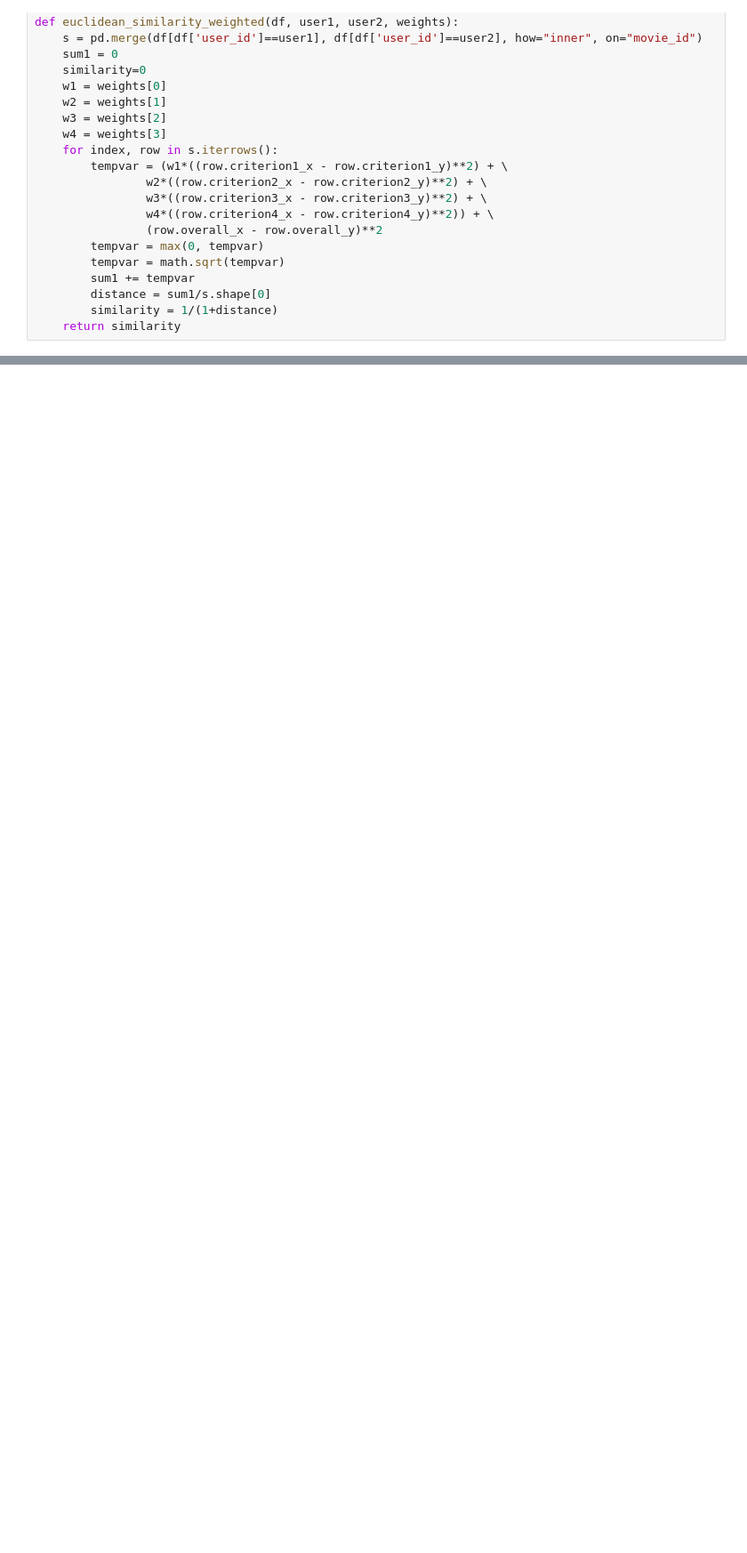
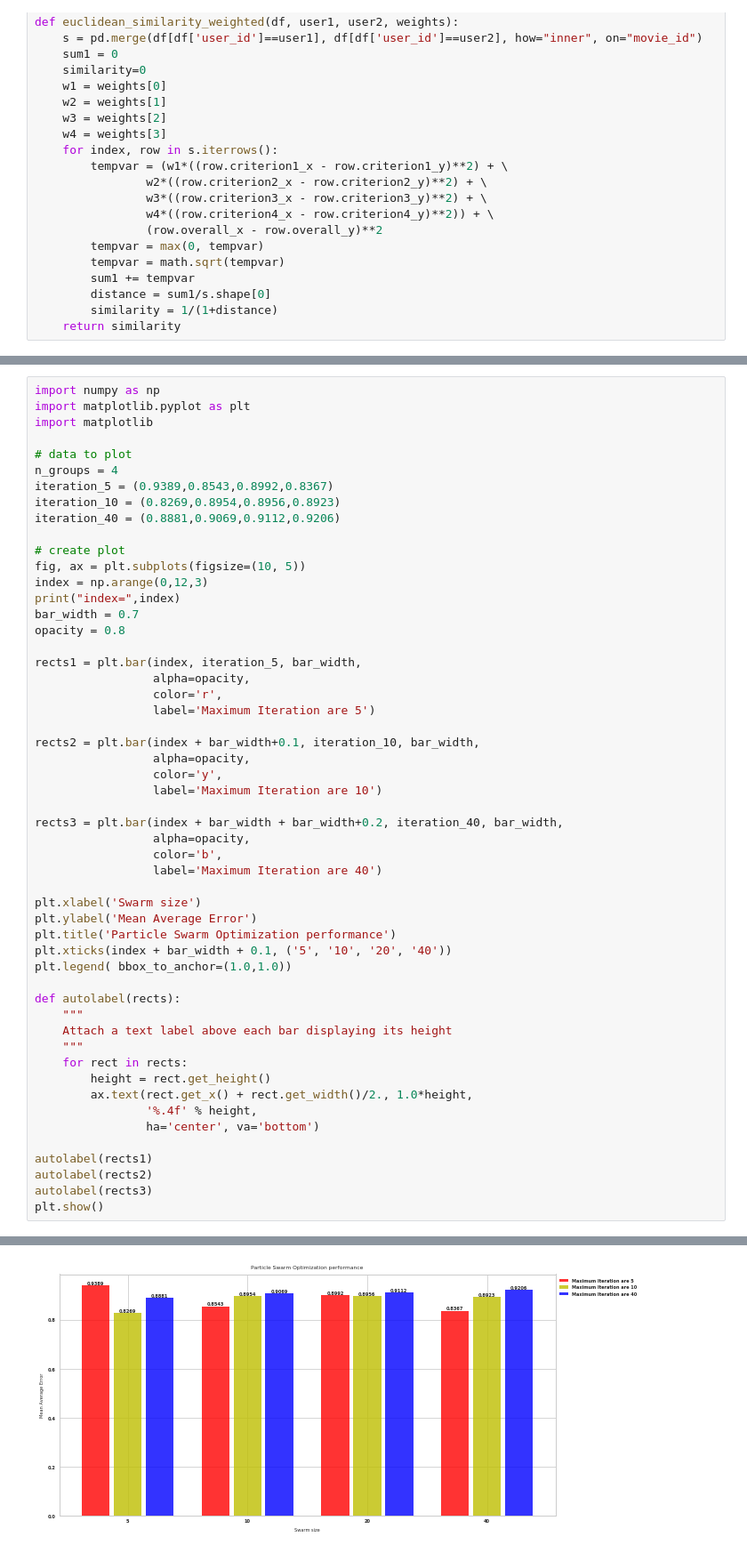
Before and after one commit to garvit14/MultiRec, a Jupyter notebook: Code/UUCF_multi.ipynb, the cells around one changed output, grey strips where cells are left out. Shown at 89% size. Saved outputs shown, nothing was run; the diff lists cells and outputs as text; blank space fills up the shorter version.

```diff
--- a/Code/UUCF_multi.ipynb
+++ b/Code/UUCF_multi.ipynb
@@ -1129,0 +1478,54 @@ f1-score =  0.8013002844372207
+# %%
+import numpy as np
+import matplotlib.pyplot as plt
+import matplotlib
+
+# data to plot
+n_groups = 4
+iteration_5 = (0.9389,0.8543,0.8992,0.8367)
+iteration_10 = (0.8269,0.8954,0.8956,0.8923)
+iteration_40 = (0.8881,0.9069,0.9112,0.9206)
+
+# create plot
+fig, ax = plt.subplots(figsize=(10, 5))
+index = np.arange(0,12,3)
+print("index=",index)
+bar_width = 0.7
+opacity = 0.8
+
+rects1 = plt.bar(index, iteration_5, bar_width,
+                 alpha=opacity,
+                 color='r',
+                 label='Maximum Iteration are 5')
+
+rects2 = plt.bar(index + bar_width+0.1, iteration_10, bar_width,
+                 alpha=opacity,
+                 color='y',
+                 label='Maximum Iteration are 10')
+
+rects3 = plt.bar(index + bar_width + bar_width+0.2, iteration_40, bar_width,
+                 alpha=opacity,
+                 color='b',
+                 label='Maximum Iteration are 40')
+
+plt.xlabel('Swarm size')
+plt.ylabel('Mean Average Error')
+plt.title('Particle Swarm Optimization performance')
+plt.xticks(index + bar_width + 0.1, ('5', '10', '20', '40'))
+plt.legend( bbox_to_anchor=(1.0,1.0))
+
+def autolabel(rects):
+    """
+    Attach a text label above each bar displaying its height
+    """
+    for rect in rects:
+        height = rect.get_height()
+        ax.text(rect.get_x() + rect.get_width()/2., 1.0*height,
+                '%.4f' % height,
+                ha='center', va='bottom')
+
+autolabel(rects1)
+autolabel(rects2)
+autolabel(rects3)
+plt.show()
+# %% [output]
@@ -1129,0 +1533 @@ f1-score =  0.8013002844372207
+[figure, added]
```
Also changed, not shown: parts of 33 cells of this notebook, 2 other files.
